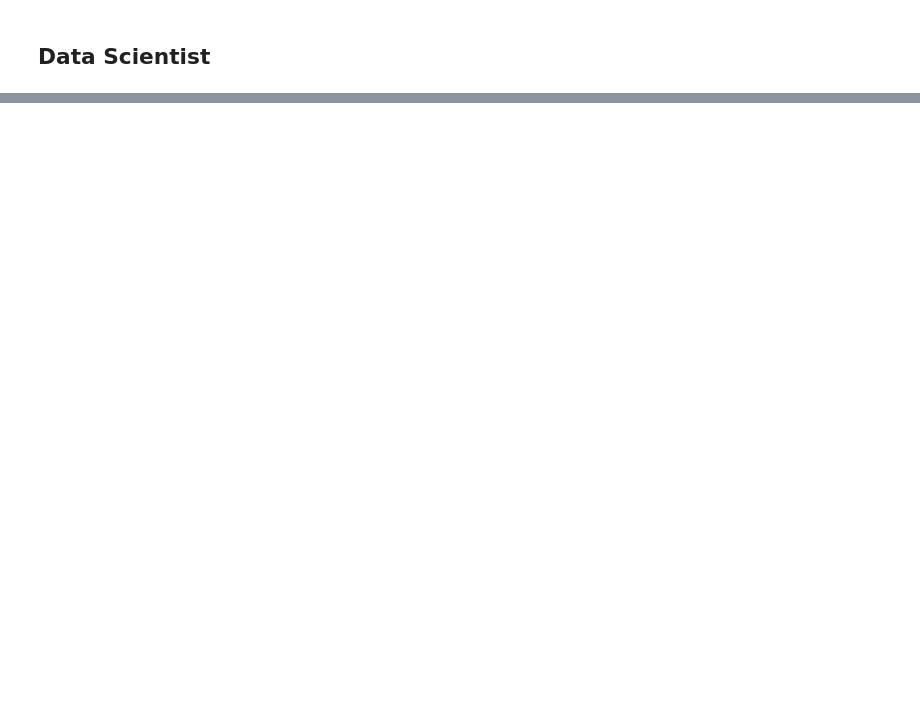
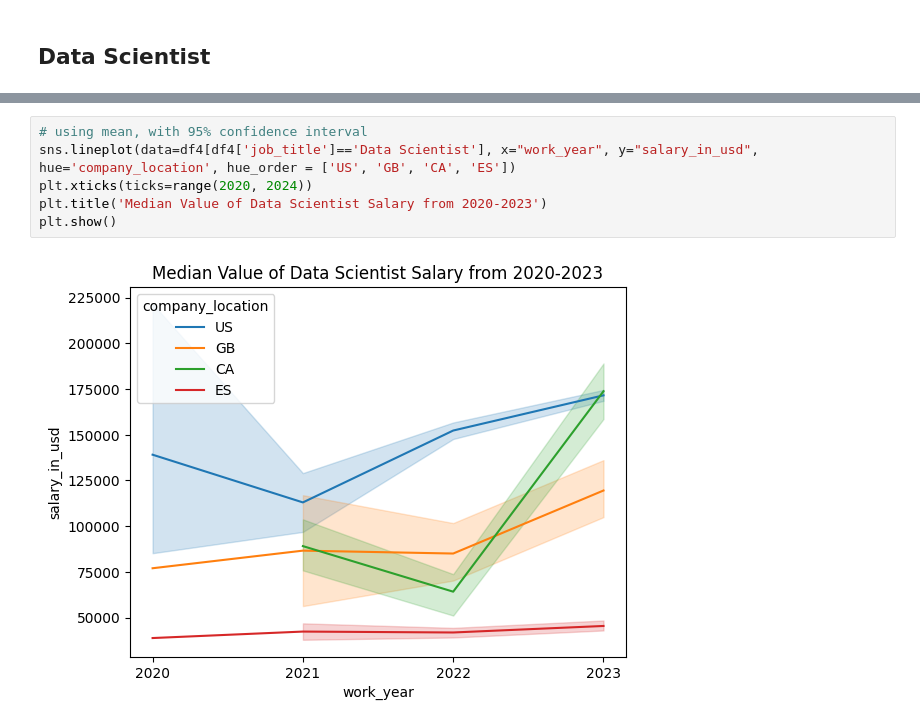
Before and after one commit to mezkymy/global-salaries, a Jupyter notebook: global-salaries.ipynb, the cells around one changed output, grey strips where cells are left out. Saved outputs shown, nothing was run; the diff lists cells and outputs as text; blank space fills up the shorter version.

```diff
--- a/global-salaries.ipynb
+++ b/global-salaries.ipynb
@@ -518,0 +569,8 @@ plt.show()
+# %%
+# using mean, with 95% confidence interval
+sns.lineplot(data=df4[df4['job_title']=='Data Scientist'], x="work_year", y="salary_in_usd", hue='company_location', hue_order = ['US', 'GB', 'CA', 'ES'])
+plt.xticks(ticks=range(2020, 2024))
+plt.title('Median Value of Data Scientist Salary from 2020-2023')
+plt.show()
+# %% [output]
+[figure, added]
```
Also changed, not shown: parts of 13 cells of this notebook.
